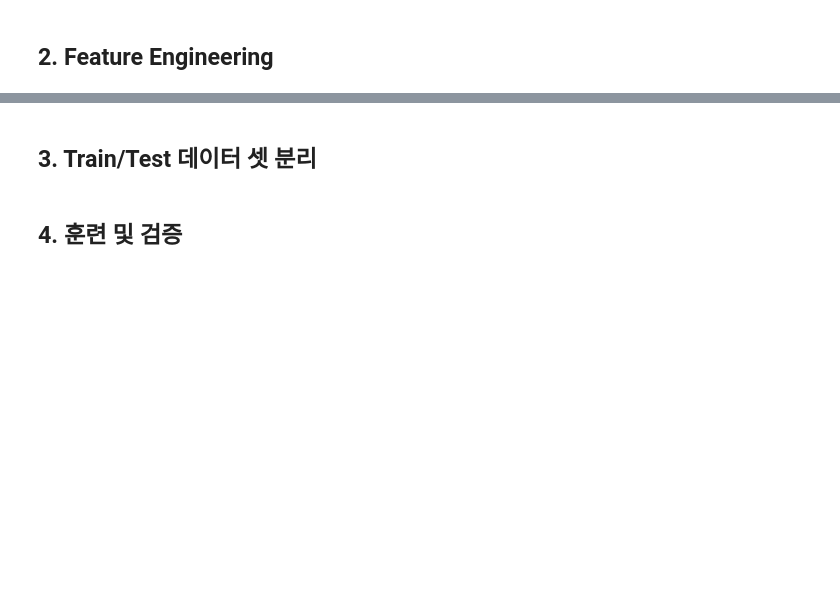
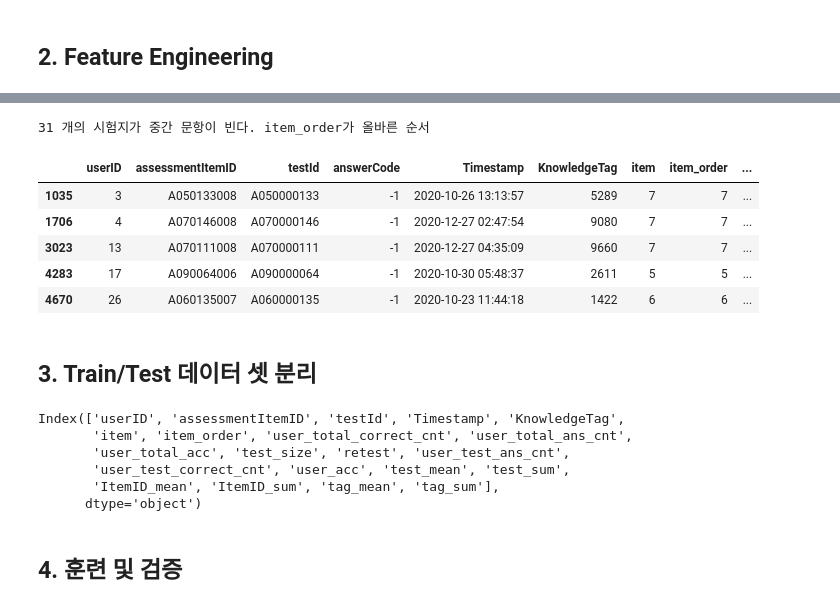
Before and after one commit to bcaitech1/p4-dkt-lastffang, a Jupyter notebook: lgbm_baseline.ipynb, the cells around one changed output, grey strips where cells are left out. Drawn from its saved outputs; the diff is of its cells as text; code cells hidden in the pictures; blank space fills up the shorter version.

Commit message:
lgbm 수정 - feature engineering 및 wandb

```diff
--- a/lgbm_baseline.ipynb
+++ b/lgbm_baseline.ipynb
@@ -28,8 +32,17 @@ wandb.run.name = "sb-lgbm-dailymission-numboost-1000"
 # %% [markdown]
 ## 1. 데이터 로딩
 # %%
+# Load Train Data
 data_dir = '/opt/ml/input/data/train_dataset'
 csv_file_path = os.path.join(data_dir, 'train_data.csv')
-df = pd.read_csv(csv_file_path)
+df = pd.read_csv(csv_file_path, parse_dates=['Timestamp'])
+
+# LOAD TESTDATA
+test_csv_file_path = os.path.join(data_dir, 'test_data.csv')
+test_df = pd.read_csv(test_csv_file_path, parse_dates=['Timestamp'])
+
+answerCode2bool = {'userID':object,  'answerCode': 'int16', 'KnowledgeTag':object}
+df = df.astype(answerCode2bool)
+test_df = test_df.astype(answerCode2bool)
 # %% [markdown]
 ## 2. Feature Engineering
@@ -57,0 +49,8 @@ def feature_engineering(df):
+# %%
+# train에서 각 문제 평균 뽑기
+testId_mean_sum = df.groupby(['testId'])['answerCode'].agg(['mean','sum']).to_dict()
+assessmentItemID_mean_sum = df.groupby(['assessmentItemID'])['answerCode'].agg(['mean', 'sum']).to_dict()
+KnowledgeTag_mean_sum = df.groupby(['KnowledgeTag'])['answerCode'].agg(['mean', 'sum']).to_dict()
+
+# 맞춰야하는 문항 ID 파악
+set_assessmentItemID = set(test_df.loc[test_df.answerCode == -1, 'assessmentItemID'].values)
@@ -61,3 +159,15 @@ df.head()
+# %%
+test_df = feature_engineering(test_df)
+test_df = test_df[test_df['userID'] != test_df['userID'].shift(-1)]
+test_df.head()
+# %% [output]
+31 개의 시험지가 중간 문항이 빈다. item_order가 올바른 순서
+|  | userID | assessmentItemID | testId | answerCode | Timestamp | KnowledgeTag | item | item_order | ... |
+| 1035 | 3 | A050133008 | A050000133 | -1 | 2020-10-26 13:13:57 | 5289 | 7 | 7 | ... |
+| 1706 | 4 | A070146008 | A070000146 | -1 | 2020-12-27 02:47:54 | 9080 | 7 | 7 | ... |
+| 3023 | 13 | A070111008 | A070000111 | -1 | 2020-12-27 04:35:09 | 9660 | 7 | 7 | ... |
+| 4283 | 17 | A090064006 | A090000064 | -1 | 2020-10-30 05:48:37 | 2611 | 5 | 5 | ... |
+| 4670 | 26 | A060135007 | A060000135 | -1 | 2020-10-23 11:44:18 | 1422 | 6 | 6 | ... |
 # %% [markdown]
 ## 3. Train/Test 데이터 셋 분리
 # %%
@@ -104,3 +296,12 @@ test = test.drop(['answerCode'], axis=1)
+# %%
+train.columns
+# %% [output]
+Index(['userID', 'assessmentItemID', 'testId', 'Timestamp', 'KnowledgeTag',
+       'item', 'item_order', 'user_total_correct_cnt', 'user_total_ans_cnt',
+       'user_total_acc', 'test_size', 'retest', 'user_test_ans_cnt',
+       'user_test_correct_cnt', 'user_acc', 'test_mean', 'test_sum',
+       'ItemID_mean', 'ItemID_sum', 'tag_mean', 'tag_sum'],
+      dtype='object')
 # %%
 import lightgbm as lgb
 from sklearn.metrics import roc_auc_score
```
Also changed, not shown: parts of 18 cells of this notebook.
